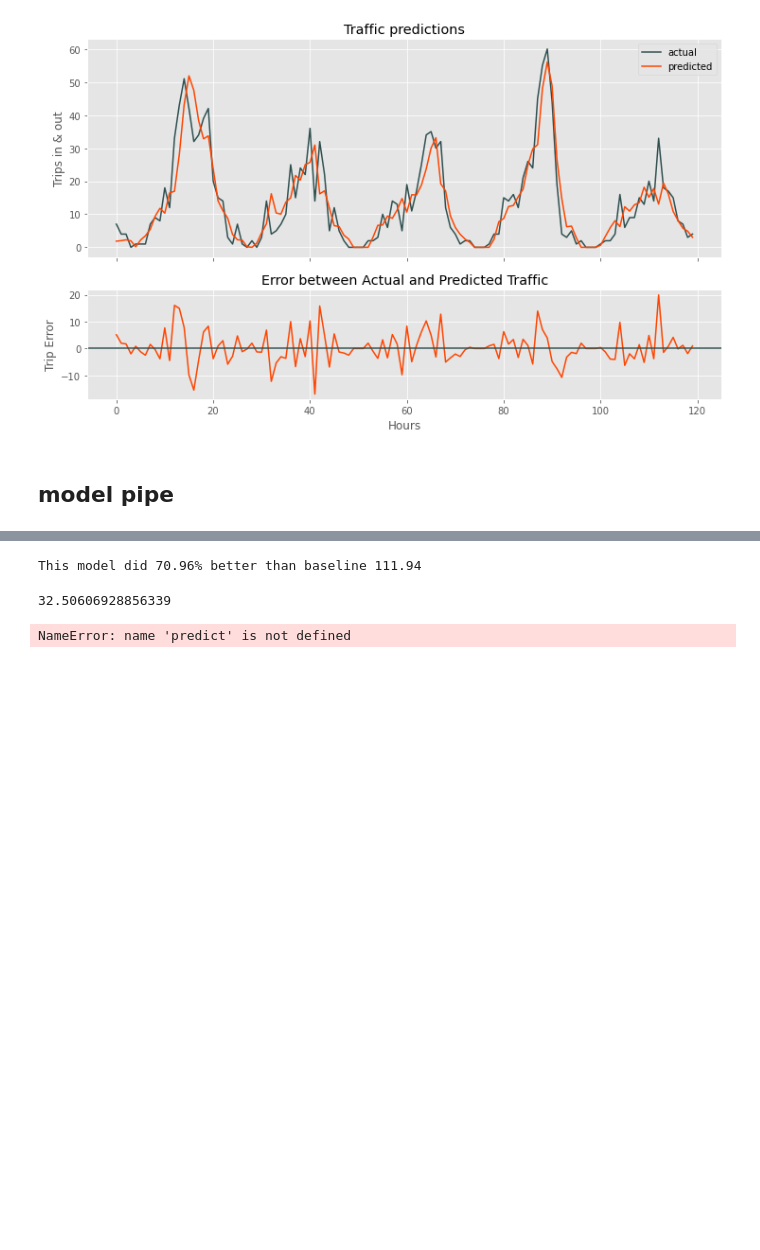
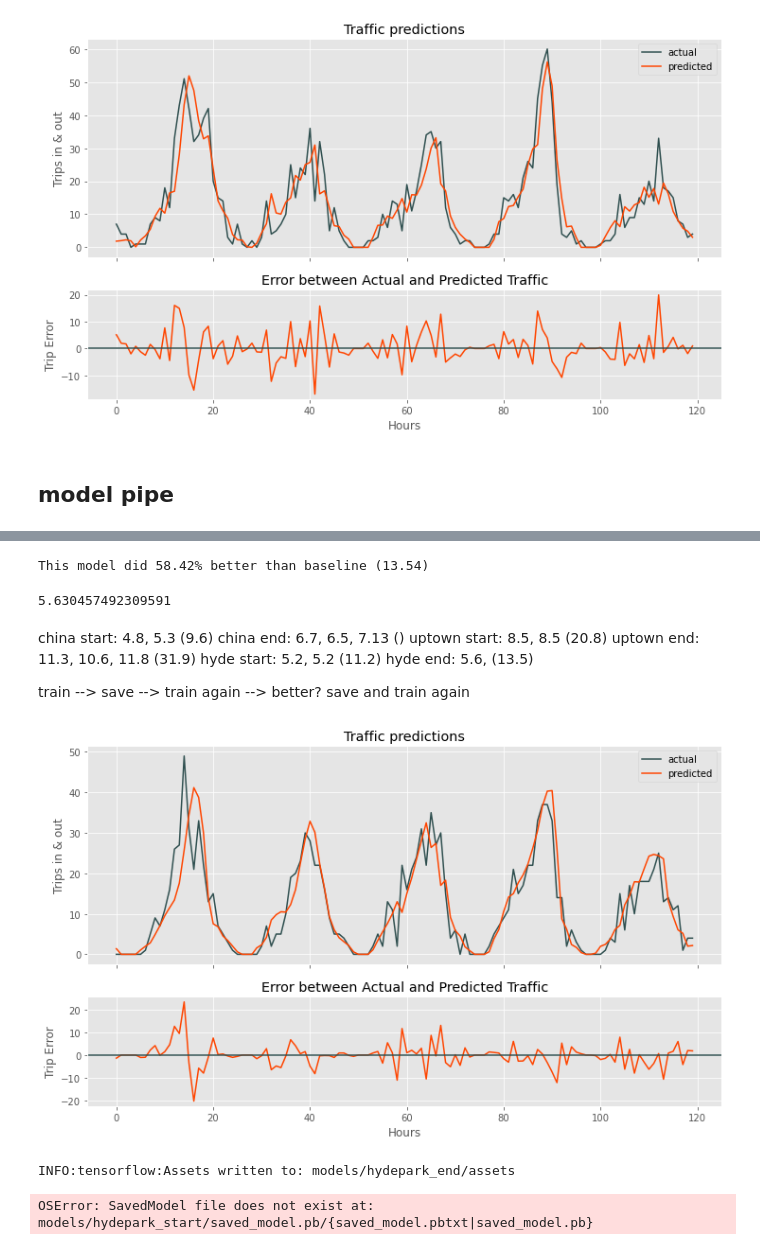
Before and after one commit to nick-kopy/Predicting-Bike-Rental-Station-Traffic, a Jupyter notebook: cap3.ipynb, the cells around one changed output, grey strips where cells are left out. Saved outputs shown, nothing was run; the diff lists cells and outputs as text; code cells hidden in the pictures; blank space fills up the shorter version.

Commit message:
half of models done

```diff
--- a/cap3.ipynb
+++ b/cap3.ipynb
@@ -832,24 +830,24 @@ class Model:
             X_test = self.X_test
 
         if self.univariate == True:
-            ybase = np.ones(len(y_test)) * X_test[:, 0, -1].mean()
+            ybase = np.ones(len(self.y_test)) * X_test[:, 0, -1].mean()
         else:
-            ybase = np.ones(len(y_test)) * X_test.mean()
+            ybase = np.ones(len(self.y_test)) * X_test.mean()
 
-        ybase = mean_squared_error(y_test, ybase)**0.5
+        ybase = mean_squared_error(self.y_test, ybase)**0.5
 
         yhat = self.predict(X_test)
 
-        yhat = mean_squared_error(y_test, yhat)**0.5
+        yhat = mean_squared_error(self.y_test, yhat)**0.5
 
-        print('This model did {}% better than baseline {}'.format(round((1-yhat/ybase)*100, 2), round(ybase, 2)))
+        print('This model did {}% better than baseline ({})'.format(round((1-yhat/ybase)*100, 2), round(ybase, 2)))
 
         return yhat
 # %%
-dt_s = station_data('downtown', start_end='start')
+hp_e = station_data('hyde_park', start_end='end')
 # %%
-model_d = Model(dt_s)
+model_h = Model(hp_e)
 # %%
-model_d.train()
+model_h.train()
 # %% [output]
 Epoch 1/50
@@ -872,9 +870,31 @@ Epoch 50/50
 # %%
-model_d.predict_score()
+model_h.predict_score()
 # %% [output]
-This model did 70.96% better than baseline 111.94
+This model did 58.42% better than baseline (13.54)
-32.50606928856339
+5.630457492309591
+# %% [markdown]
+china start: 4.8, 5.3 (9.6)
+china end: 6.7, 6.5, 7.13 ()
+uptown start: 8.5, 8.5 (20.8)
+uptown end: 11.3, 10.6, 11.8 (31.9)
+hyde start: 5.2, 5.2 (11.2)
+hyde end: 5.6, (13.5)
+
+
+train --> save --> train again --> better? save and train again
 # %%
-model_d.predict_plot()
+model_h.predict_plot()
 # %% [output]
-NameError: name 'predict' is not defined
+[figure, added]
+# %%
+# save model (saves as a directory)
+model_u.model.save('models/hydepark_end')
+
+# load model
+#model = tf.keras.models.load_model('data/univariate_downtown.sav')
+# %% [output]
+INFO:tensorflow:Assets written to: models/hydepark_end/assets
+# %%
+old_model = tf.keras.models.load_model('models/hydepark_end')
+# %% [output]
+OSError: SavedModel file does not exist at: models/hydepark_start/saved_model.pb/{saved_model.pbtxt|saved_model.pb}
```
Also changed, not shown: parts of 8 cells of this notebook, 21 other files.
